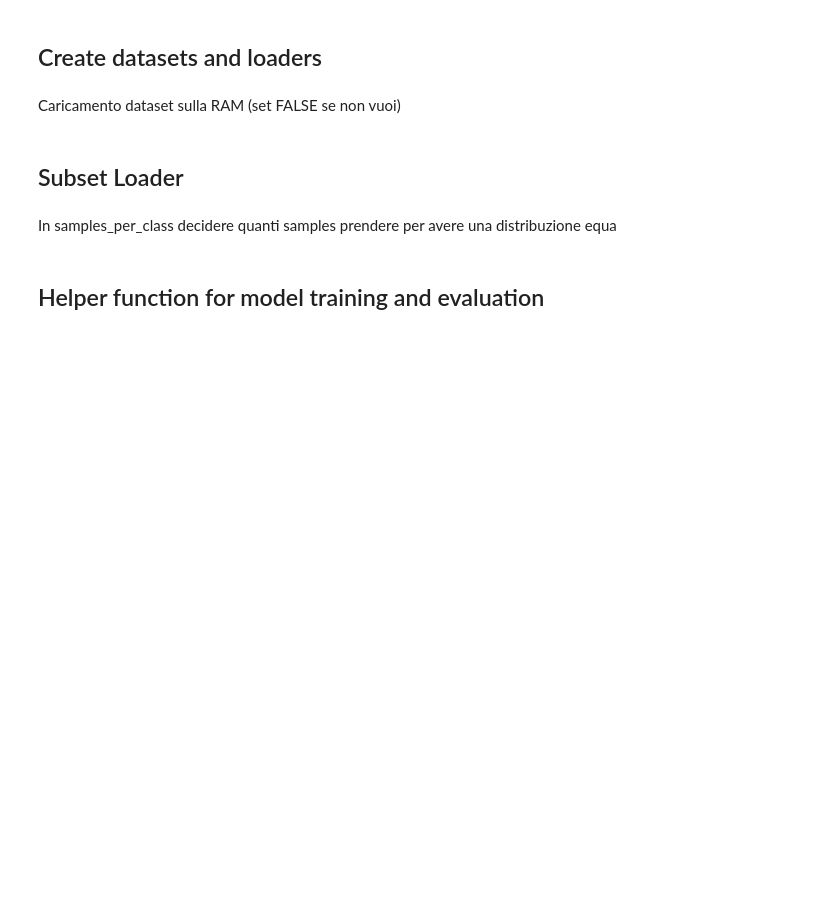
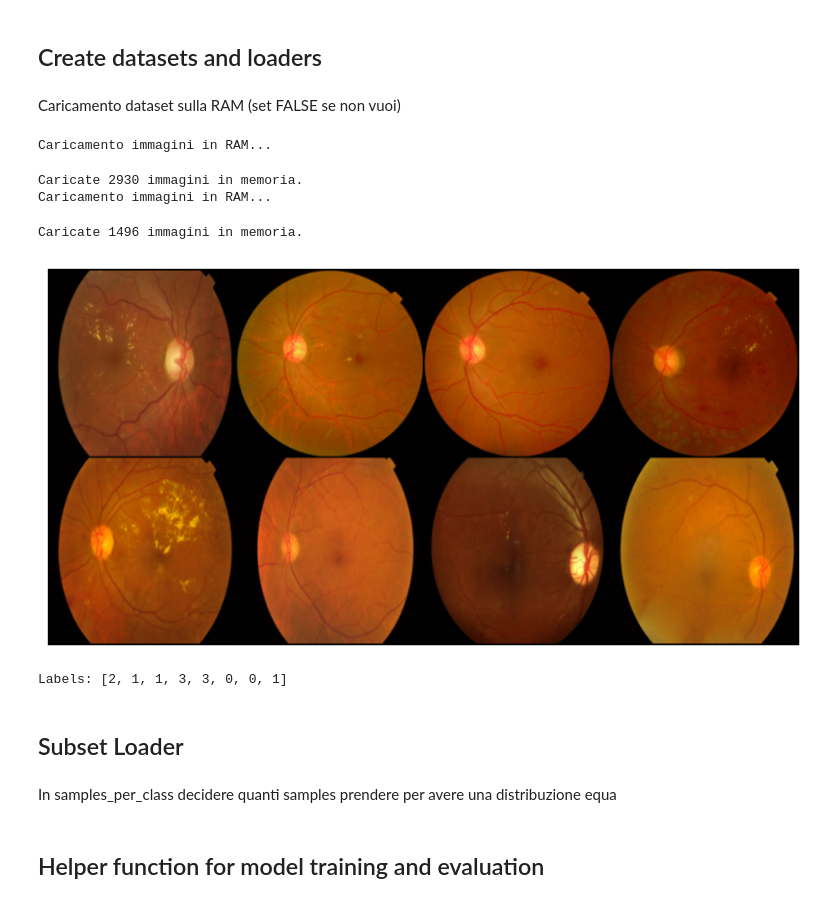
Before and after one commit to filippo-pilutti/DiabeticRetinopathyImageClassification, a Jupyter notebook: DiabeticRetinopathyImageClassification.ipynb, the cells around one changed output. Cells and saved outputs as stored; diff of their text form; code cells hidden in the pictures; blank space fills up the shorter version.

```diff
--- a/DiabeticRetinopathyImageClassification.ipynb
+++ b/DiabeticRetinopathyImageClassification.ipynb
@@ -96,7 +96,8 @@ drive_zip_path = "/content/drive/MyDrive/COMPUTER VISION PROJECT/dataset/resized
 if local_runtime==1:
     #base_path = "/Users/ire/Documents/2° Year/SELECTED TOPICS /project/dataset/"
     #base_path = 'C:/Users/s.simonitti/Desktop/SelectedTopicsInML/dataset/'
-    base_path = "C:/Users/simon/Desktop/DiabeticRetinopathyImageClassification/dataset/"
+    #base_path = "C:/Users/simon/Desktop/DiabeticRetinopathyImageClassification/dataset/"
+    base_path = "C:/Users/pippo/Desktop/UNI/AI & CyberSec - Klagenfurt/SelectedTopics/DiabeticRetinopathyImageClassification/dataset/"
 else:
     base_path = '/content/drive/MyDrive/Colab Notebooks/dataset/'
 
@@ -763,29 +769,37 @@ val_set_four_classes = CustomImageDataset(processed_val_dir, labels_val_four_cla
 val_loader_four_classes = DataLoader(val_set_four_classes, batch_size=batch_size, shuffle=False)
 test_set_four_classes = CustomImageDataset(processed_test_dir, labels_test_four_classes, transform=transform, preload=False)
 test_loader_four_classes = DataLoader(test_set_four_classes, batch_size=batch_size, shuffle=False)
+# %% [output]
+Caricamento immagini in RAM...
+Caricate 2930 immagini in memoria.
+Caricamento immagini in RAM...
+Caricate 1496 immagini in memoria.
 # %%
 # Get one batch from the DataLoader
-images, labels = next(iter(train_set_four_classes))  # images: [B, 3, 224, 224], labels: [B]
+images, labels = next(iter(train_loader_four_classes))  # images: [B, 3, 224, 224], labels: [B]
 
 # Denormalize for display (undo ImageNet normalization)
 mean = torch.tensor([0.485, 0.456, 0.406]).view(3, 1, 1)
 std = torch.tensor([0.229, 0.224, 0.225]).view(3, 1, 1)
 images = images * std + mean  # undo normalization
 
 # Make a grid of images
 grid = torchvision.utils.make_grid(images[:8], nrow=4)  # first 8 images, 4 per row
 
 # Convert to numpy for matplotlib (C,H,W -> H,W,C)
 grid_np = grid.permute(1, 2, 0).numpy()
 
 # Plot the images
 plt.figure(figsize=(10, 5))
 plt.imshow(grid_np)
 plt.axis('off')
 plt.show()
 
 # Print corresponding labels
 print("Labels:", labels[:8].tolist())
+# %% [output]
+[figure, added]
+Labels: [2, 1, 1, 3, 3, 0, 0, 1]
 # %% [markdown]
 ## Subset Loader
 # %% [markdown]
```
Also changed, not shown: parts of 16 cells of this notebook.
